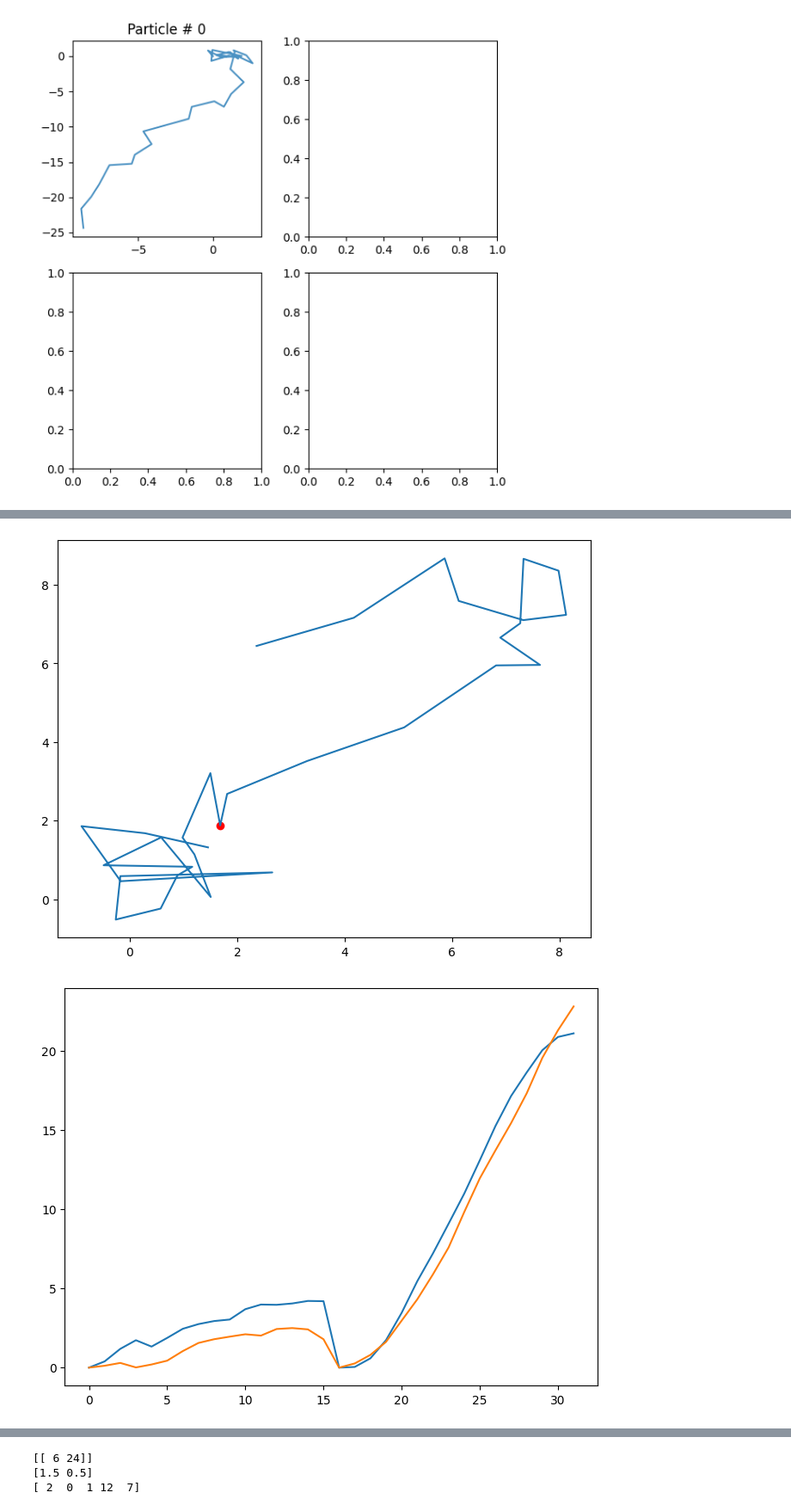
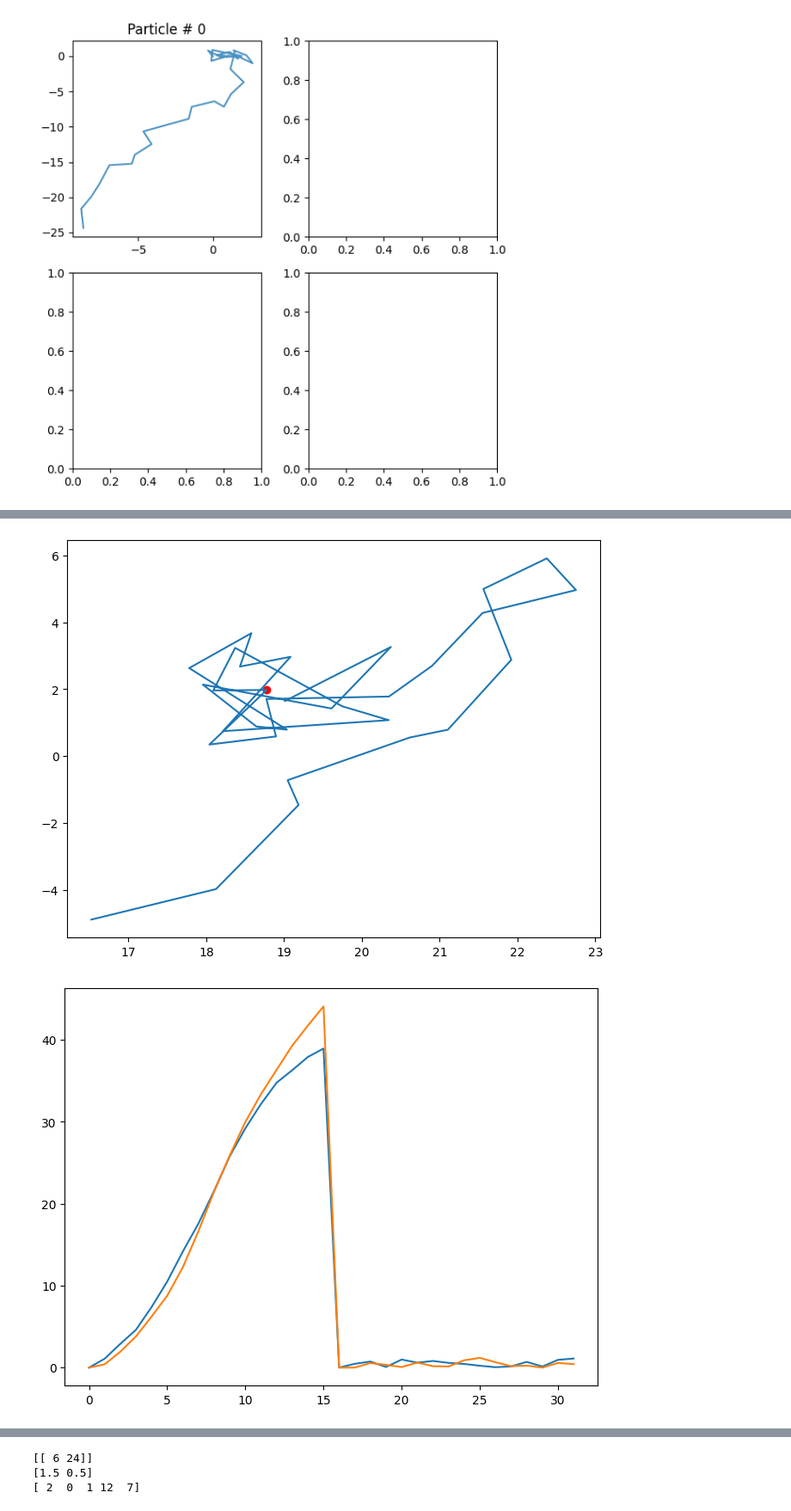
Before and after one commit to JunwooParkSaribu/SPT_a, a Jupyter notebook: analysis_modeling/training_sample6.ipynb, the cells around one changed output, grey strips where cells are left out. Shown at 86% size. Saved outputs shown, nothing was run; the diff lists cells and outputs as text; code cells hidden in the pictures.

```diff
--- a/analysis_modeling/training_sample6.ipynb
+++ b/analysis_modeling/training_sample6.ipynb
@@ -685,5 +685,5 @@ plt.scatter(trajs_model[:, 0, 0][changepoints[0]], trajs_model[:, 0, 1][changepo
 # %%
-checkpoint = 90
+checkpoint = 80
 WINDOW_WIDTH = 32
 xs = trajs_model[:, 0, 0][changepoints[0] - int(WINDOW_WIDTH/2) : changepoints[0] + int(WINDOW_WIDTH/2)]
 ys = trajs_model[:, 0, 1][changepoints[0] - int(WINDOW_WIDTH/2) : changepoints[0] + int(WINDOW_WIDTH/2)]
@@ -691,32 +691,32 @@ plt.figure()
 plt.plot(xs, ys)
 plt.scatter(xs[int(WINDOW_WIDTH/2)], ys[int(WINDOW_WIDTH/2)], c='red')
 xs = xs / (np.std(xs))
 xs = np.cumsum((uncumulate(xs)))
 ys = ys / (np.std(ys))
 ys = np.cumsum((uncumulate(ys)))
 
 plt.figure()
 plt.plot(np.arange(WINDOW_WIDTH), abs( np.concatenate(( np.cumsum(xs[:int(len(xs)/2)] - float(xs[:int(len(xs)/2)][0])) ,
                                                    np.cumsum(xs[int(len(xs)/2):] - float(xs[int(len(xs)/2):][0]))))) )
 plt.plot(np.arange(WINDOW_WIDTH), abs( np.concatenate( (np.cumsum(ys[:int(len(ys)/2)] - float(ys[:int(len(ys)/2)][0])) ,
                                                    np.cumsum(ys[int(len(ys)/2):] - float(ys[int(len(ys)/2):][0]))))) )
 
 xs = trajs_model[:, 0, 0][checkpoint - int(WINDOW_WIDTH/2) : checkpoint + int(WINDOW_WIDTH/2)]
 ys = trajs_model[:, 0, 1][checkpoint - int(WINDOW_WIDTH/2) : checkpoint + int(WINDOW_WIDTH/2)]
 plt.figure()
 plt.plot(xs, ys)
 plt.scatter(xs[int(WINDOW_WIDTH/2)], ys[int(WINDOW_WIDTH/2)], c='red')
 xs = xs / (np.std(xs))
 xs = np.cumsum((uncumulate(xs)))
 ys = ys / (np.std(ys))
 ys = np.cumsum((uncumulate(ys)))
 
 plt.figure()
 plt.plot(np.arange(WINDOW_WIDTH), abs( np.concatenate( (np.cumsum(xs[:int(len(xs)/2)] - float(xs[:int(len(xs)/2)][0])) ,
                                                    np.cumsum(xs[int(len(xs)/2):] - float(xs[int(len(xs)/2):][0]))))) )
 plt.plot(np.arange(WINDOW_WIDTH), abs( np.concatenate( (np.cumsum(ys[:int(len(ys)/2)] - float(ys[:int(len(ys)/2)][0])) ,
                                                    np.cumsum(ys[int(len(ys)/2):] - float(ys[int(len(ys)/2):][0]))))) )
 plt.show()
 # %% [output]
-[figure, old version]
+[figure, new version]
-[figure, old version]
+[figure, new version]
```
Also changed, not shown: parts of 11 cells of this notebook.
